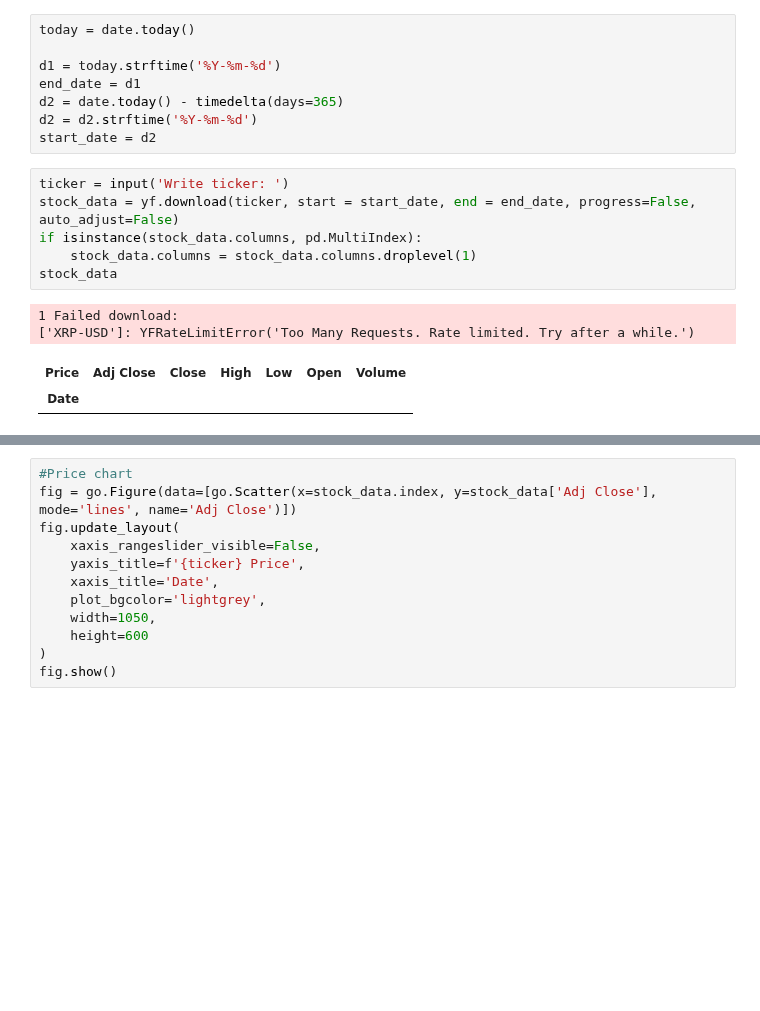
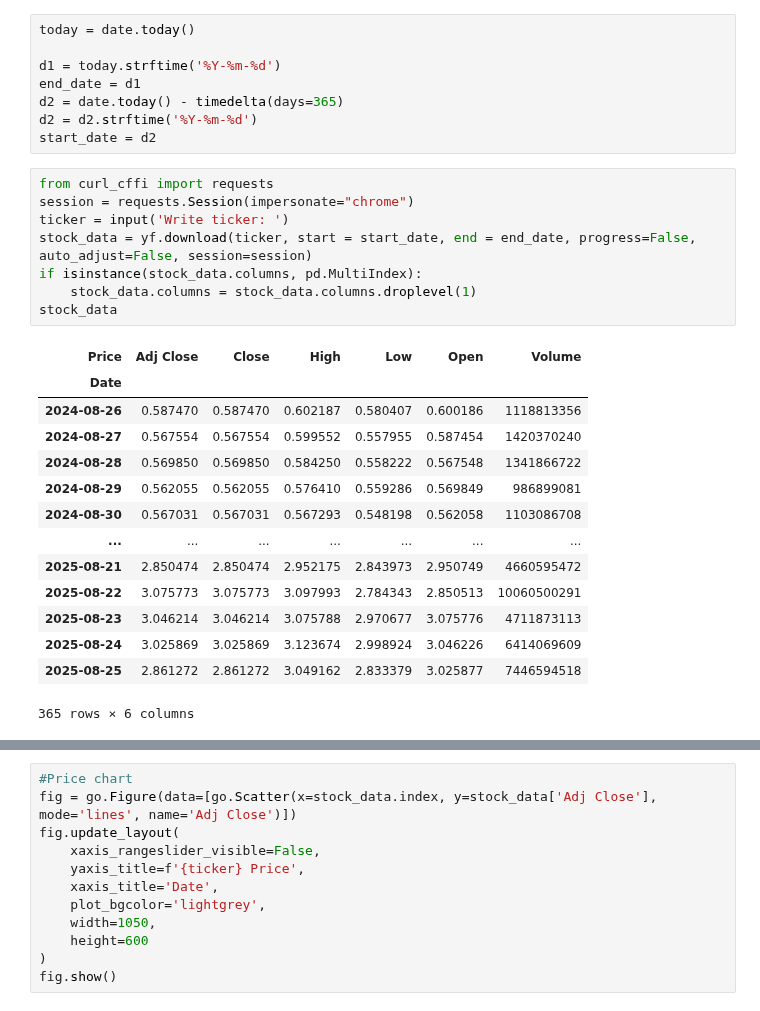
Before and after one commit to Szafranerio/Data_Science_Portfolio, a Jupyter notebook: Stock_Market/stock.ipynb, the cells around one changed output, grey strips where cells are left out. Drawn from its saved outputs; the diff is of its cells as text; blank space fills up the shorter version.

```diff
--- a/Stock_Market/stock.ipynb
+++ b/Stock_Market/stock.ipynb
@@ -25,16 +25,28 @@ d2 = date.today() - timedelta(days=365)
 d2 = d2.strftime('%Y-%m-%d')
 start_date = d2
 # %%
+from curl_cffi import requests
+session = requests.Session(impersonate="chrome")
 ticker = input('Write ticker: ')
-stock_data = yf.download(ticker, start = start_date, end = end_date, progress=False, auto_adjust=False)
+stock_data = yf.download(ticker, start = start_date, end = end_date, progress=False, auto_adjust=False, session=session)
 if isinstance(stock_data.columns, pd.MultiIndex):
     stock_data.columns = stock_data.columns.droplevel(1)
 stock_data
 # %% [output]
+| Price | Adj Close | Close | High | Low | Open | Volume |
+| Date |  |  |  |  |  |  |
+| 2024-08-26 | 0.587470 | 0.587470 | 0.602187 | 0.580407 | 0.600186 | 1118813356 |
+| 2024-08-27 | 0.567554 | 0.567554 | 0.599552 | 0.557955 | 0.587454 | 1420370240 |
+| 2024-08-28 | 0.569850 | 0.569850 | 0.584250 | 0.558222 | 0.567548 | 1341866722 |
+| 2024-08-29 | 0.562055 | 0.562055 | 0.576410 | 0.559286 | 0.569849 | 986899081 |
+| 2024-08-30 | 0.567031 | 0.567031 | 0.567293 | 0.548198 | 0.562058 | 1103086708 |
+| ... | ... | ... | ... | ... | ... | ... |
+| 2025-08-21 | 2.850474 | 2.850474 | 2.952175 | 2.843973 | 2.950749 | 4660595472 |
+| 2025-08-22 | 3.075773 | 3.075773 | 3.097993 | 2.784343 | 2.850513 | 10060500291 |
+| 2025-08-23 | 3.046214 | 3.046214 | 3.075788 | 2.970677 | 3.075776 | 4711873113 |
+| 2025-08-24 | 3.025869 | 3.025869 | 3.123674 | 2.998924 | 3.046226 | 6414069609 |
+| 2025-08-25 | 2.861272 | 2.861272 | 3.049162 | 2.833379 | 3.025877 | 7446594518 |
-1 Failed download:
-['XRP-USD']: YFRateLimitError('Too Many Requests. Rate limited. Try after a while.')
+365 rows × 6 columns
-| Price | Adj Close | Close | High | Low | Open | Volume |
-| Date |  |  |  |  |  |  |
 # %%
 #RSI, Garman, ATR, MACD
 stock_data['RSI'] = ta.rsi(close = stock_data["Adj Close"], length=14)
```
Also changed, not shown: parts of 8 cells of this notebook.
